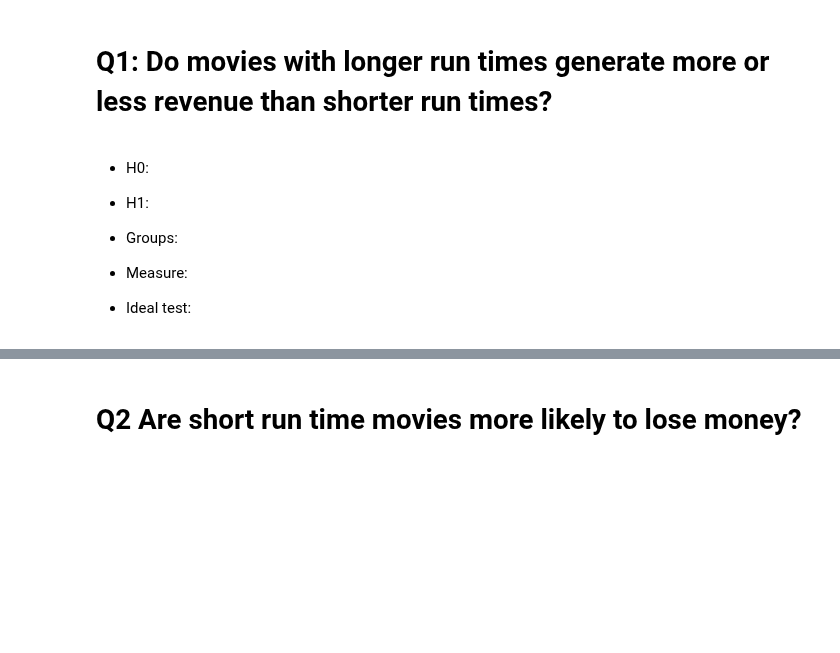
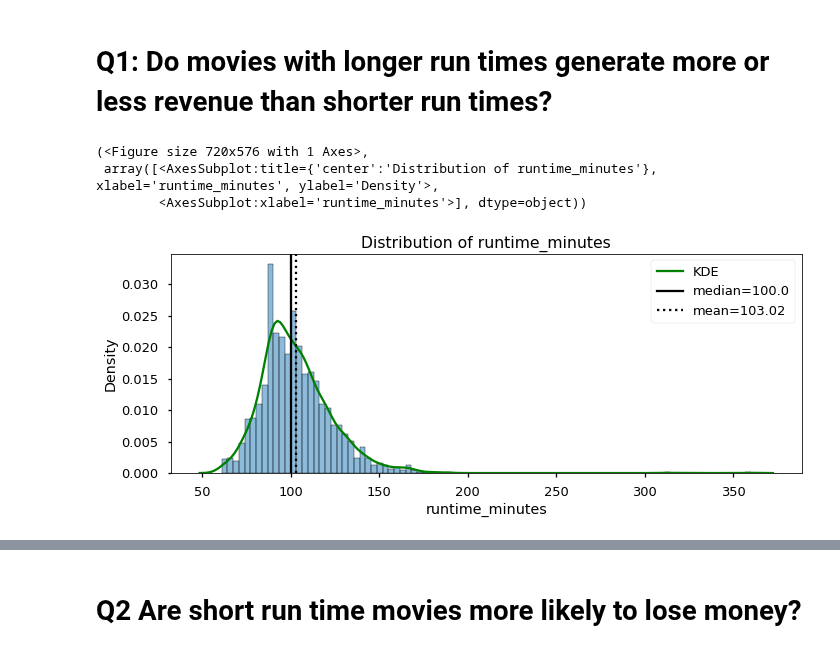
Before and after one commit to flatiron-school/Online-DS-FT-022221-Cohort-Notes, a Jupyter notebook: Phase_2/topic_16_AB_testing/topic_16_AB_testing_with_movies-SG.ipynb, the cells around one changed output, grey strips where cells are left out. Cells and saved outputs as stored; diff of their text form; code cells hidden in the pictures; blank space fills up the shorter version.

```diff
--- a/Phase_2/topic_16_AB_testing/topic_16_AB_testing_with_movies-SG.ipynb
+++ b/Phase_2/topic_16_AB_testing/topic_16_AB_testing_with_movies-SG.ipynb
@@ -52,0 +72,3 @@ memory usage: 464.0+ KB
+# %%
+df.dropna(subset=['runtime_minutes'],inplace=True)
+df.isna().sum()
@@ -53,10 +97,11 @@ memory usage: 464.0+ KB
 # %% [markdown]
 # Q1: Do movies with longer run times generate more or less revenue than shorter run times?
-# %% [markdown]
-- H0:
-- H1:
-
-
-- Groups:
-- Measure:
-- Ideal test:
+# %%
+clean_df = df[df['runtime_minutes'] > 60]
+# %%
+sg.plot_distribution(clean_df['runtime_minutes'],boxplot=False, verbose=False)
+# %% [output]
+(<Figure size 720x576 with 1 Axes>,
+ array([<AxesSubplot:title={'center':'Distribution of runtime_minutes'}, xlabel='runtime_minutes', ylabel='Density'>,
+        <AxesSubplot:xlabel='runtime_minutes'>], dtype=object))
+[figure, added]
```
Also changed, not shown: parts of 46 cells of this notebook.
